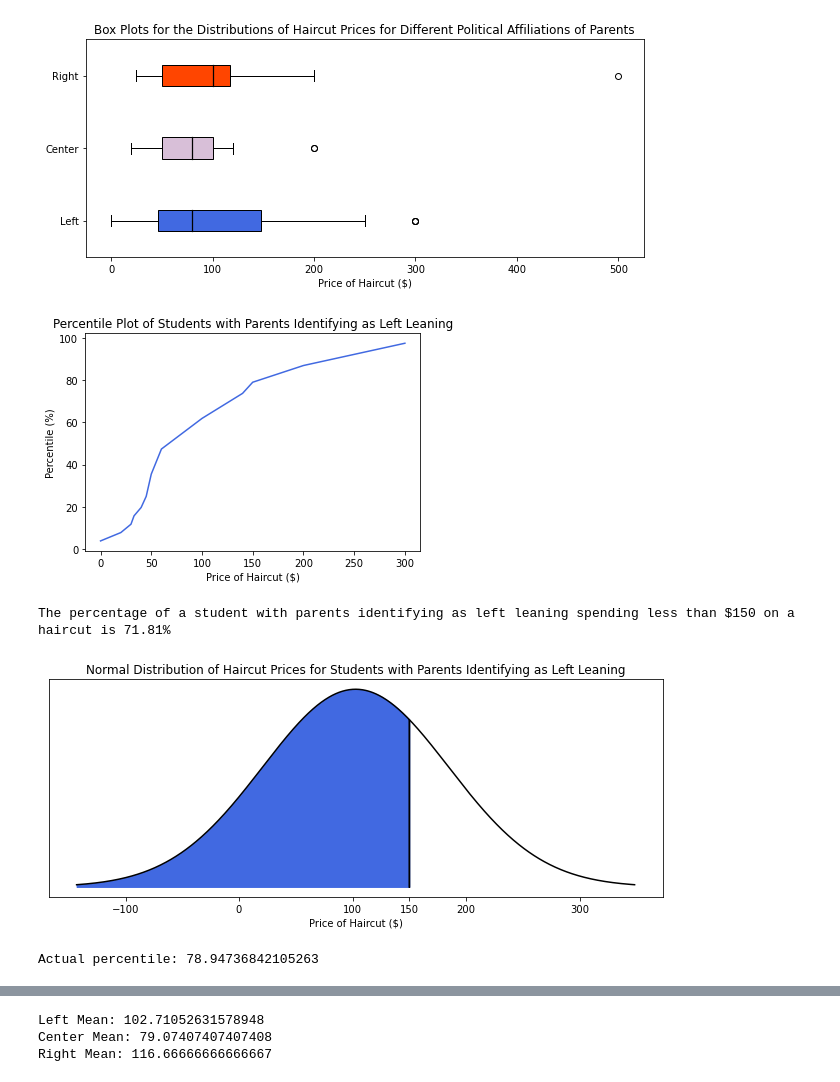
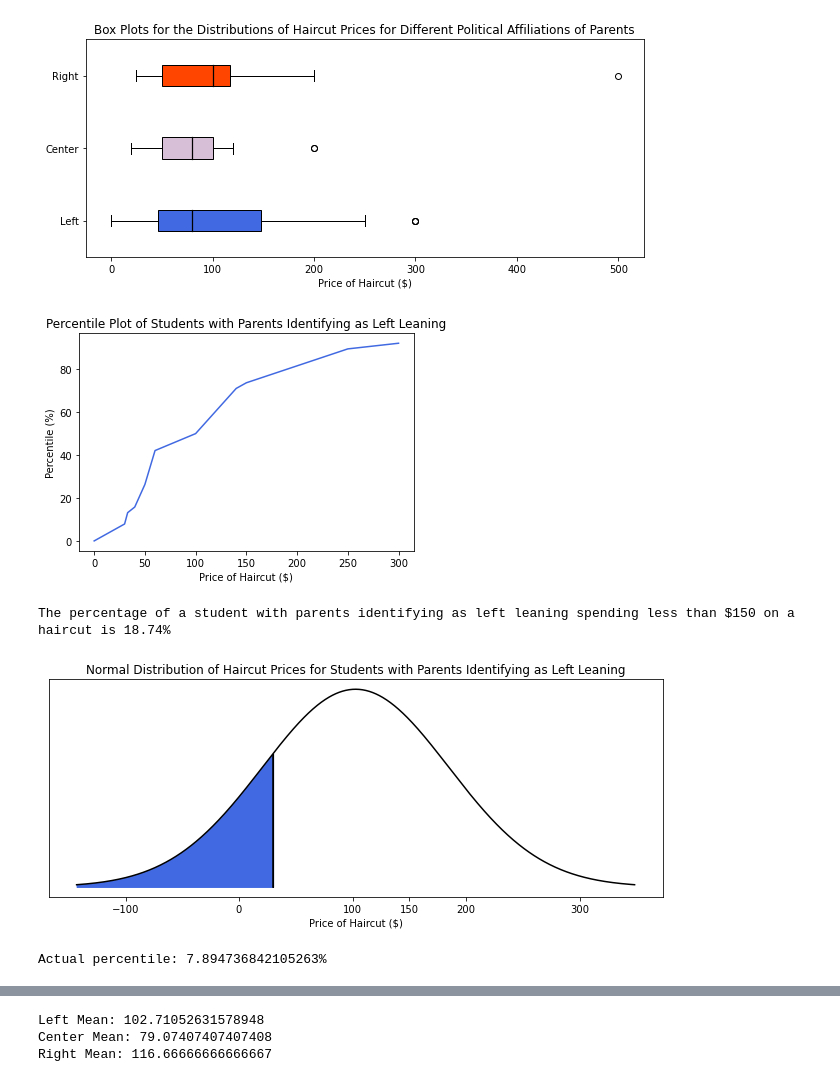
Before and after one commit to Veeeeeee7/AP-Stats, a Jupyter notebook: Quarter 1 Stats.ipynb, the cells around one changed output, grey strips where cells are left out. Saved outputs shown, nothing was run; the diff lists cells and outputs as text; code cells hidden in the pictures.

```diff
--- a/Quarter 1 Stats.ipynb
+++ b/Quarter 1 Stats.ipynb
@@ -151,7 +151,7 @@ def percentile_plot(dataset, title):
     percentiles = np.array([])
     data_points = np.array([])
     for data in dataset:
-        percentiles = np.append(percentiles, stats.percentileofscore(dataset, data))
+        percentiles = np.append(percentiles, stats.percentileofscore(dataset, data, kind='strict'))
         data_points = np.append(data_points, data)
 
     plt.ylabel("Percentile (%)")
@@ -162,30 +162,30 @@ def percentile_plot(dataset, title):
 
 percentile_plot(left, "Percentile Plot of Students with Parents Identifying as Left Leaning")
 # %% [output]
-[figure, old version]
+[figure, new version]
 # %%
 def normal_distribution(mean, std, individual):
     x=np.linspace(mean-3*std, mean+3*std,1000)
     iq=stats.norm(mean,std)
     plt.figure(figsize=(11,4))
     plt.xticks([-100, 0, 100, 150, 200, 300])
     plt.xlabel("Price of Haircut ($)")
     plt.yticks([])
     plt.title("Normal Distribution of Haircut Prices for Students with Parents Identifying as Left Leaning")
     plt.plot(x,iq.pdf(x), color='black')
 
     px=np.arange(mean-3*std, individual,0.001)
     plt.fill_between(px,iq.pdf(px),color='royalblue')
     plt.fill_between(px[-700:],iq.pdf(px[-700:]),color='black')
 
     print("The percentage of a student with parents identifying as left leaning spending less than $150 on a haircut is " + str(round(iq.cdf(individual)*100, 2)) + "%")
 
     plt.show()
-test = 150
+test = 30
 
 normal_distribution(102.71, 81.93, test)
-print("Actual percentile: " + str(stats.percentileofscore(left, test)))
+print("Actual percentile: " + str(stats.percentileofscore(left, test, kind='strict')) + "%")
 # %% [output]
-The percentage of a student with parents identifying as left leaning spending less than $150 on a haircut is 71.81%
+The percentage of a student with parents identifying as left leaning spending less than $150 on a haircut is 18.74%
-[figure, old version]
+[figure, new version]
-Actual percentile: 78.94736842105263
+Actual percentile: 7.894736842105263%
```
Also changed, not shown: parts of 1 cell of this notebook.
